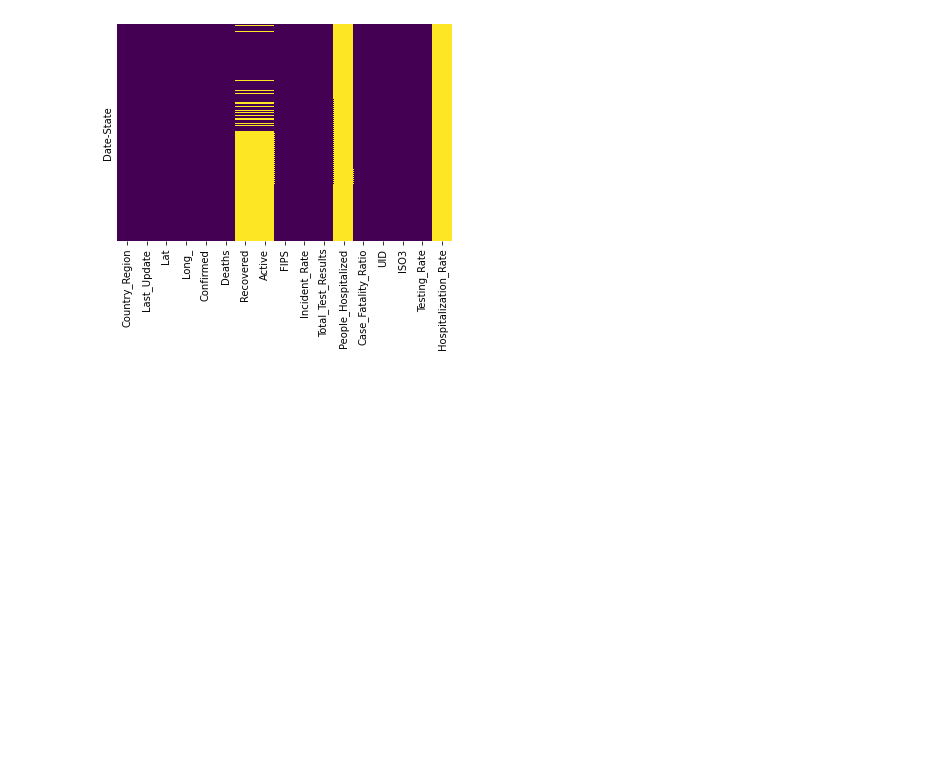
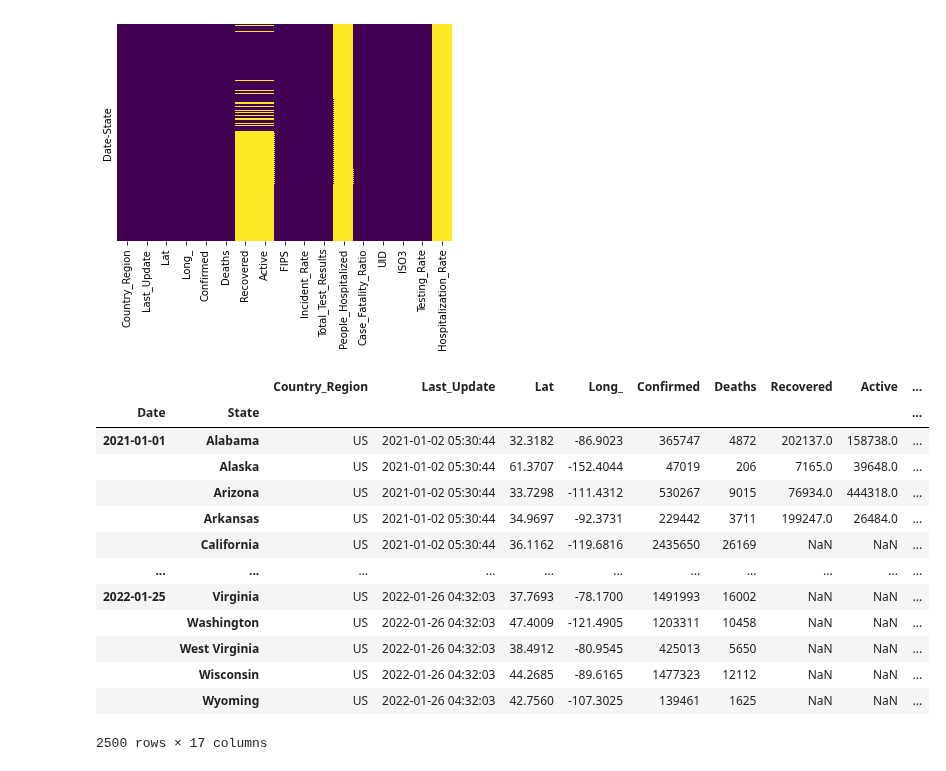
Before and after one commit to Sverre-rt/DATA200-grad_project, a Jupyter notebook: daily_covid_deaths.ipynb, the cells around one changed output. Drawn from its saved outputs; the diff is of its cells as text; code cells hidden in the pictures; blank space fills up the shorter version.

```diff
--- a/daily_covid_deaths.ipynb
+++ b/daily_covid_deaths.ipynb
@@ -53,3 +54,20 @@ sns.heatmap(covid_daily_reports.isnull(),yticklabels = False, cbar = False, cmap
 # %% [output]
 <AxesSubplot:ylabel='Date-State'>
 [figure]
+# %%
+covid_daily_reports
+# %% [output]
+|  |  | Country_Region | Last_Update | Lat | Long_ | Confirmed | Deaths | Recovered | Active | ... |
+| Date | State |  |  |  |  |  |  |  |  | ... |
+| 2021-01-01 | Alabama | US | 2021-01-02 05:30:44 | 32.3182 | -86.9023 | 365747 | 4872 | 202137.0 | 158738.0 | ... |
+|  | Alaska | US | 2021-01-02 05:30:44 | 61.3707 | -152.4044 | 47019 | 206 | 7165.0 | 39648.0 | ... |
+|  | Arizona | US | 2021-01-02 05:30:44 | 33.7298 | -111.4312 | 530267 | 9015 | 76934.0 | 444318.0 | ... |
+|  | Arkansas | US | 2021-01-02 05:30:44 | 34.9697 | -92.3731 | 229442 | 3711 | 199247.0 | 26484.0 | ... |
+|  | California | US | 2021-01-02 05:30:44 | 36.1162 | -119.6816 | 2435650 | 26169 | NaN | NaN | ... |
+| ... | ... | ... | ... | ... | ... | ... | ... | ... | ... | ... |
+| 2022-01-25 | Virginia | US | 2022-01-26 04:32:03 | 37.7693 | -78.1700 | 1491993 | 16002 | NaN | NaN | ... |
+|  | Washington | US | 2022-01-26 04:32:03 | 47.4009 | -121.4905 | 1203311 | 10458 | NaN | NaN | ... |
+|  | West Virginia | US | 2022-01-26 04:32:03 | 38.4912 | -80.9545 | 425013 | 5650 | NaN | NaN | ... |
+|  | Wisconsin | US | 2022-01-26 04:32:03 | 44.2685 | -89.6165 | 1477323 | 12112 | NaN | NaN | ... |
+|  | Wyoming | US | 2022-01-26 04:32:03 | 42.7560 | -107.3025 | 139461 | 1625 | NaN | NaN | ... |
+2500 rows × 17 columns
```
Also changed, not shown: parts of 2 cells of this notebook.
